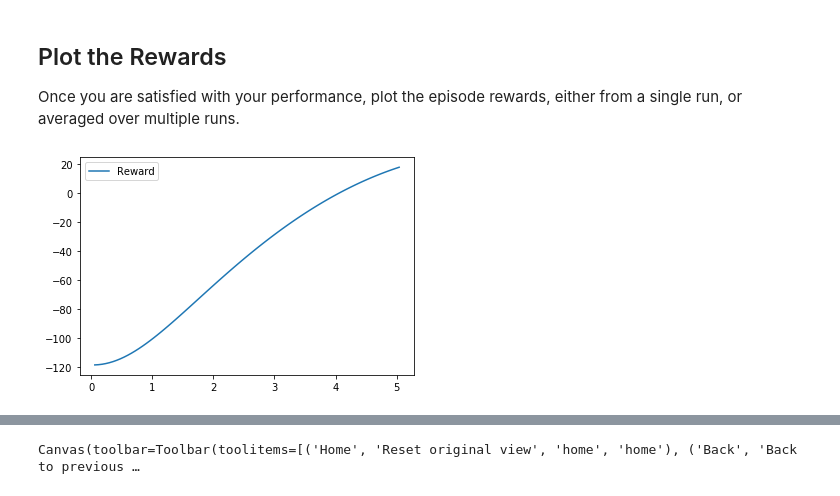
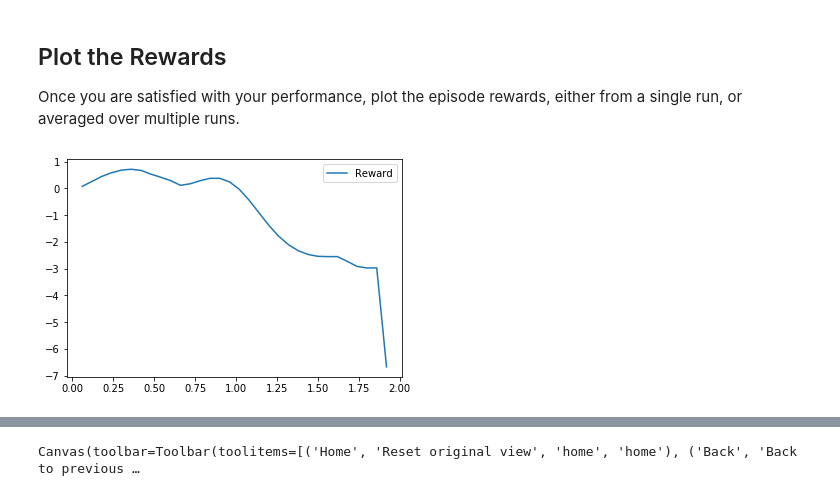
Before and after one commit to Loucher/RL-Quadcopter-2, a Jupyter notebook: Quadcopter_Project.ipynb, the cells around one changed output, grey strips where cells are left out. Cells and saved outputs as stored; diff of their text form; code cells hidden in the pictures.

```diff
--- a/Quadcopter_Project.ipynb
+++ b/Quadcopter_Project.ipynb
@@ -218,17 +235,4 @@ As you develop your agent, it's important to keep an eye on how it's performing.
 # %%
-import sys
-import pandas as pd
-from ddpg_nano.agent import DDPG
-from task import Task
-import csv
-import numpy as np
-
-num_episodes = 500
-init_pose = np.array([0., 0., 1.0, 0.0, 0.0, 0.0])
-target_pos = np.array([0., 0., 100.])
-task = Task(init_pose=init_pose, target_pos=target_pos)
-agent = DDPG(task)
-
 for i_episode in range(1, num_episodes+1):
     state = agent.reset_episode() # start a new episode
     while True:
@@ -237,8 +241,14 @@ for i_episode in range(1, num_episodes+1):
         agent.step(action, reward, next_state, done)
         state = next_state
         if done:
+            rewards.append(agent.score)
             print("\rEpisode = {:4d}, score = {:7.3f} (best = {:7.3f}), memory_size= {}".format(
                 i_episode, agent.score, agent.best_score, len(agent.memory)), end="")  # [debug]
             break
     sys.stdout.flush()
+
+%matplotlib inline
+plt.plot(range(1, num_episodes+1), rewards, label='Reward')
+plt.legend()
+_ = plt.ylim()
 # %% [output]
@@ -248,44 +262,43 @@ Episode =  500, score = -139.670 (best = -106.603), memory_size= 6247
 
 Once you are satisfied with your performance, plot the episode rewards, either from a single run, or averaged over multiple runs.
 # %%
-import matplotlib.pyplot as plt
-from mpl_toolkits.mplot3d import Axes3D
 import sys
-import pandas as pd
 from ddpg_nano.agent import DDPG
 from task import Task
-import csv
 import numpy as np
+import tensorflow as tf
+import matplotlib.pyplot as plt
 
-init_pose = np.array([0., 0., 1.0, 0.0, 0.0, 0.0])
-target_pos = np.array([0., 0., 100.])
-task = Task(init_pose=init_pose, target_pos=target_pos)
-agent = DDPG(task, True)
+tf.random.set_seed(42)
+np.random.seed(42)
+
+agent = DDPG(task)
 agent.load_models()
 labels = ['time', 'x', 'y', 'z', 'phi', 'theta', 'psi', 'x_velocity',
           'y_velocity', 'z_velocity', 'phi_velocity', 'theta_velocity',
           'psi_velocity', 'rotor_speed1', 'rotor_speed2', 'rotor_speed3', 'rotor_speed4', 'reward']
 results = {x : [] for x in labels}
+
 score = list()
 
 num_episodes = 1
 for i_episode in range(1, num_episodes+1):
     state = agent.reset_episode() # start a new episode
     while True:
-        action = agent.act(state)
+        action = agent.act(state, test=True)
         next_state, reward, done = task.step(action)
         agent.step(action, reward, next_state, done)
         state = next_state
         to_write = [task.sim.time] + list(task.sim.pose) + list(task.sim.v) + list(task.sim.angular_v) + list(action)+ [reward]
         for ii in range(len(labels)):
             results[labels[ii]].append(to_write[ii])
         if done:
             score.append(agent.score)
             break
 
 %matplotlib inline
 plt.plot(results['time'], results['reward'], label='Reward')
 plt.legend()
 _ = plt.ylim()
 # %% [output]
-[figure, old version]
+[figure, new version]
```
Also changed, not shown: parts of 19 cells of this notebook, 9 other files.
